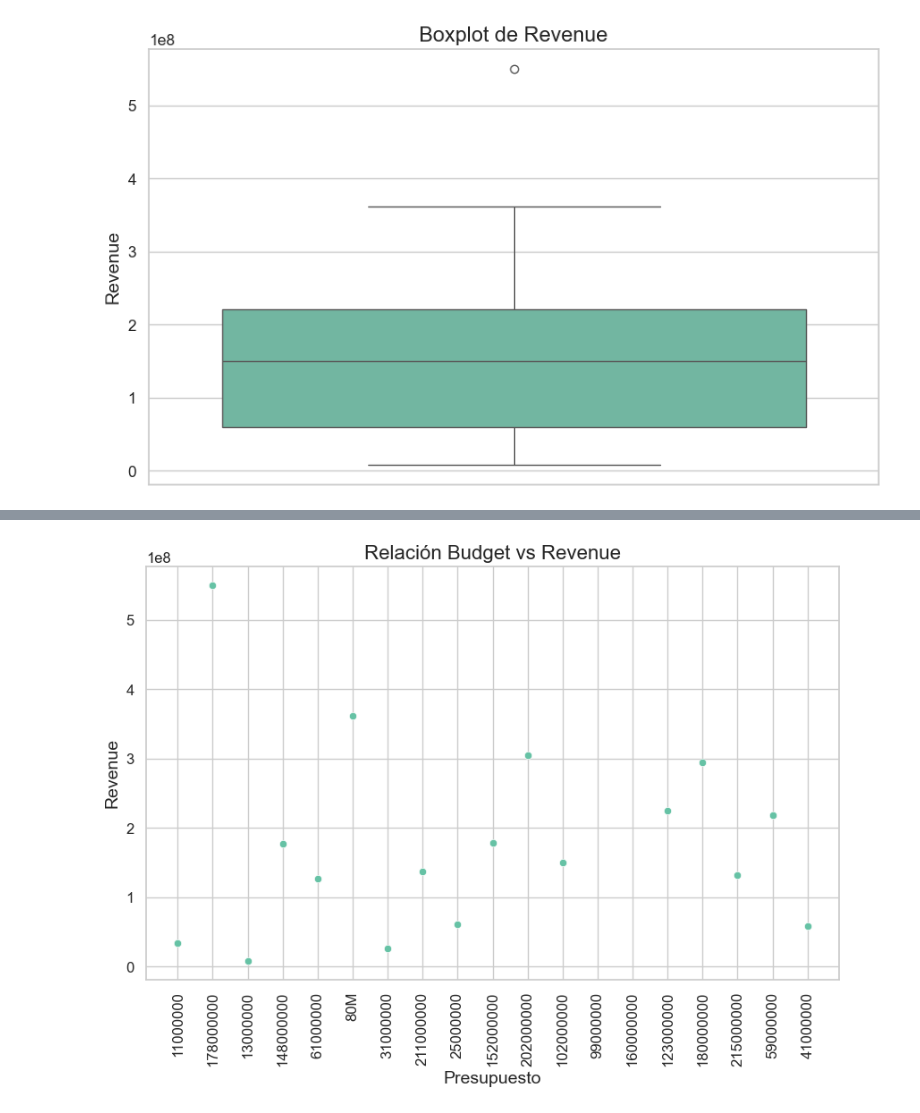
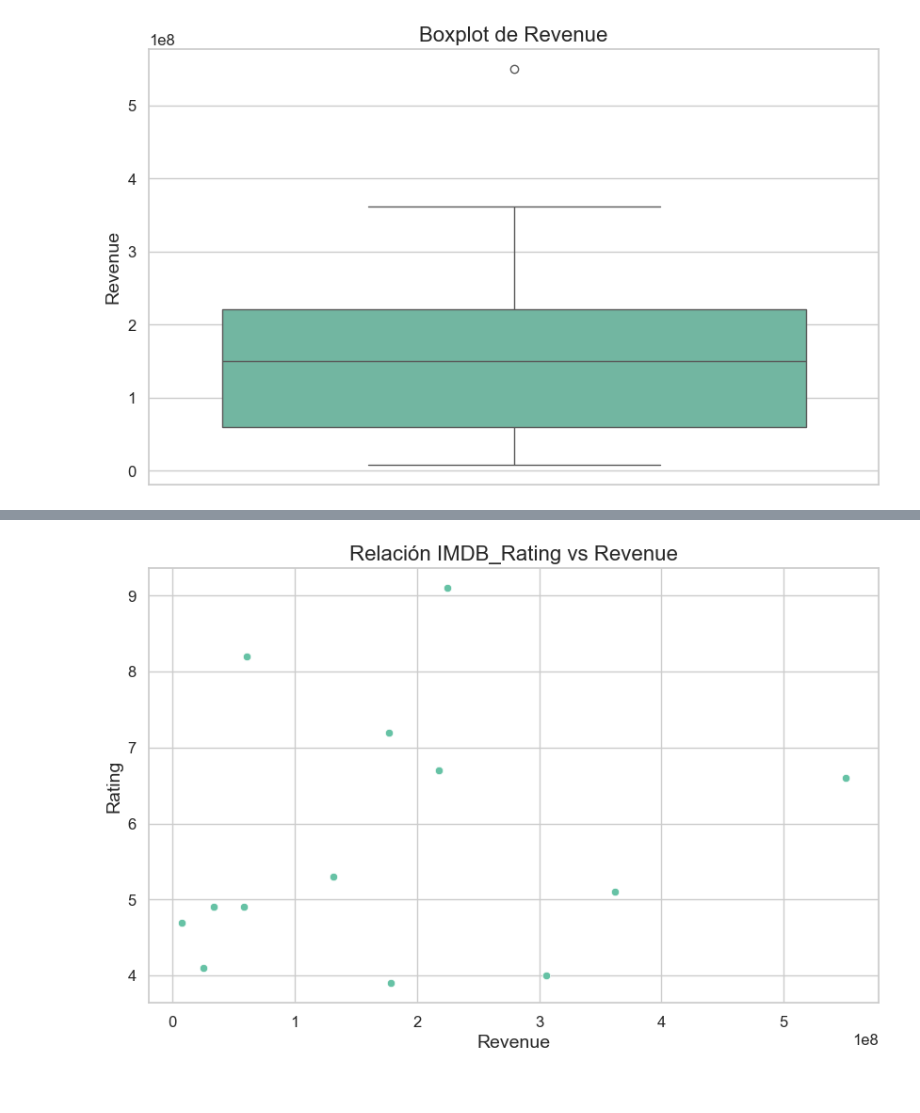
Before and after one commit to Andrea-Gauger/reto-data-movies, a Jupyter notebook: notebooks/01_eda.ipynb, the cells around one changed output, grey strips where cells are left out. Drawn from its saved outputs; the diff is of its cells as text; code cells hidden in the pictures.

```diff
--- a/notebooks/01_eda.ipynb
+++ b/notebooks/01_eda.ipynb
@@ -192,10 +231,9 @@ plt.show()
 # %%
-sns.scatterplot(data=df_movies, x="Budget", y="Revenue")
-plt.title("Relación Budget vs Revenue")
-plt.xlabel("Presupuesto")
-plt.ylabel("Revenue")
-plt.xticks(rotation=90)
-plt.savefig("../images/scatter_budget_revenue.png", dpi=300, bbox_inches="tight")
+sns.scatterplot(data=df_movies, y="IMDB_Rating", x="Revenue")
+plt.title("Relación IMDB_Rating vs Revenue")
+plt.ylabel("Rating")
+plt.xlabel("Revenue")
+plt.savefig("../images/scatter_rating_revenue.png", dpi=300, bbox_inches="tight")
 plt.show()
 # %% [output]
-[figure, old version]
+[figure, new version]
```
Also changed, not shown: parts of 5 cells of this notebook, 4 other files.
